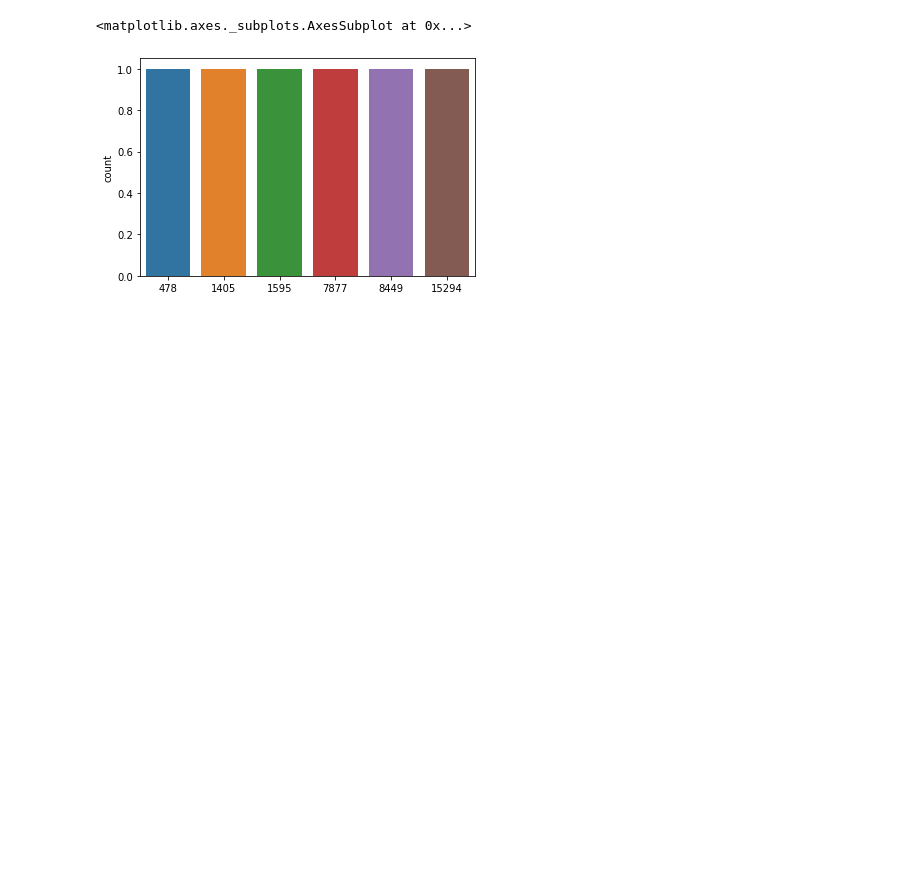
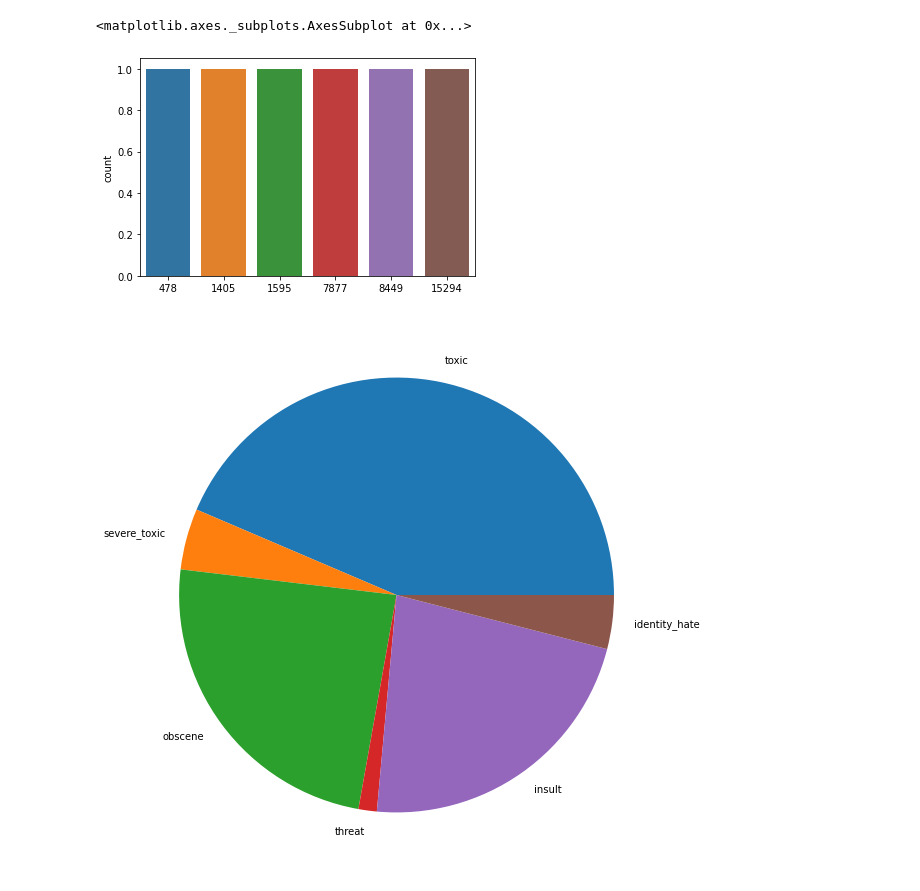
Before and after one commit to amiruddinsaifi/Technocolabs, a Jupyter notebook: toxic comment classification.ipynb, the cells around one changed output. Drawn from its saved outputs; the diff is of its cells as text; code cells hidden in the pictures; blank space fills up the shorter version.

```diff
--- a/toxic comment classification.ipynb
+++ b/toxic comment classification.ipynb
@@ -92,12 +92,19 @@ train.identity_hate.value_counts()
 Name: identity_hate, dtype: int64
 # %%
 one=[15294,1595,8449,478,7877,1405]
-zero=[144277,157976,151122,159093,151694,158166]
+#zero=[144277,157976,151122,159093,151694,158166]
+lab=['toxic', 'severe_toxic', 'obscene', 'threat','insult', 'identity_hate']
 sns.countplot(one)
 # plt.figure(figsize=(20,20))
 # sns.scatterplot(one,zero)
 # %% [output]
 <matplotlib.axes._subplots.AxesSubplot at 0x...>
 [figure]
+# %%
+plt.figure(figsize=(10,10))
+plt.pie(one,labels=lab)
+plt.show()
+# %% [output]
+[figure, added]
 # %%
 sns.countplot(x='toxic', data=train)
```
Also changed, not shown: parts of 2 cells of this notebook.
